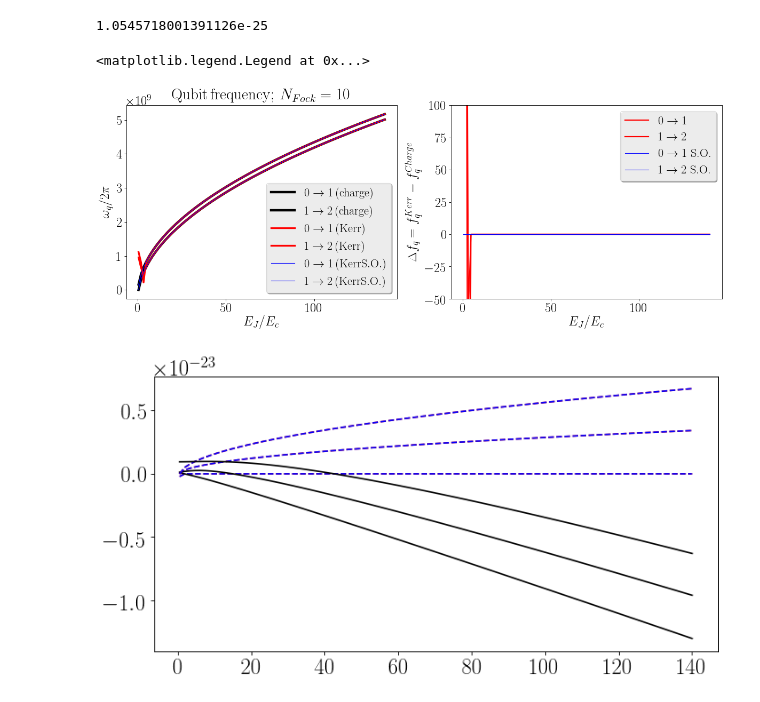
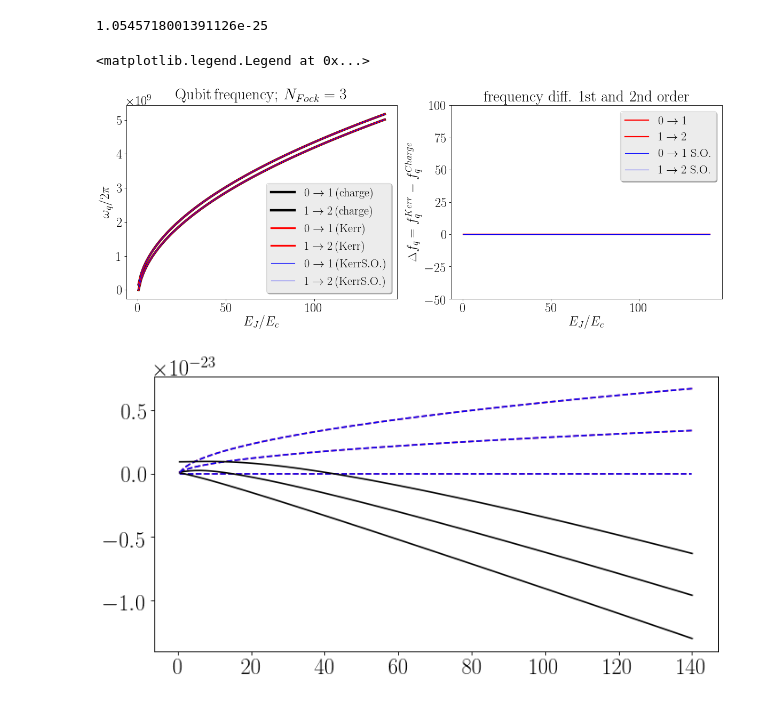
Before and after one commit to PatWinkel/KIT_Cudi, a Jupyter notebook: cQED/Qubits/Transmon simulation.ipynb, the cells around one changed output. Cells and saved outputs as stored; diff of their text form; code cells hidden in the pictures.

```diff
--- a/cQED/Qubits/Transmon simulation.ipynb
+++ b/cQED/Qubits/Transmon simulation.ipynb
@@ -582,7 +685,7 @@ print 'K11 = {} MHz'.format(K*10**-6)
 # %% [output]
 K11 = -666.666666667 MHz
 # %%
-NFock = 10
+NFock = 3
 # %%
 H_Kerr = Kerr_hamilton(omega_q, K, NFock)
 # %%
@@ -619,27 +722,28 @@ f12_Kerr_SO = (np.array(Kerr_energies_SO[:,2]-Kerr_energies_SO[:,1]))/(2.*np.pi)
 # %%
 figfq, axes = plt.subplots(1,2,figsize = (18,6))
 axes[0].plot(EJEC, f01 , color = 'black', lw = 4., label = r'$0 \rightarrow 1\,\mathrm{(charge)}$')
 axes[0].plot(EJEC, f12 , color = 'black', lw = 4., label = r'$1 \rightarrow 2\,\mathrm{(charge)}$')
 axes[0].plot(EJEC, f01_Kerr, color = 'red', lw = 3., label = r'$0 \rightarrow 1\,\mathrm{(Kerr)}$')
 axes[0].plot(EJEC, f12_Kerr, color = 'red', lw = 3., label = r'$1 \rightarrow 2\,\mathrm{(Kerr)}$')
 axes[0].plot(EJEC, f01_Kerr_SO, color = 'blue', lw = 1., label = r'$0 \rightarrow 1\,\mathrm{(Kerr S.O.)}$')
 axes[0].plot(EJEC, f12_Kerr_SO, color = 'blue', lw = 1., label = r'$1 \rightarrow 2\,\mathrm{(Kerr S.O.)}$')
 axes[0].legend(fontsize = ticksize)
 axes[0].set_title(r'$\mathrm{{Qubit\,frequency}};\,N_{{Fock}}={}$'.format(NFock))
 axes[0].set_xlabel(r'$E_J / E_c$')
 axes[1].set_xlabel(r'$E_J / E_c$')
 
 axes[0].set_ylabel(r'$\omega_q / 2 \pi$')
 axes[1].set_ylabel(r'$\Delta f_q = f_q^{Kerr} - f_q^{Charge}$')
+axes[1].set_title(r'frequency diff. 1st and 2nd order')
 axes[1].plot(EJEC, (f01_Kerr - f01)*10**-6, lw = 2., label = r'$0 \rightarrow 1$', color = 'red')
 axes[1].plot(EJEC, (f12_Kerr - f12)*10**-6, lw = 2., label = r'$1 \rightarrow 2$', color = 'red')
 axes[1].plot(EJEC, (f01_Kerr_SO - f01)*10**-6, lw = 1., label = r'$0 \rightarrow 1$ S.O.', color = 'blue')
 axes[1].plot(EJEC, (f12_Kerr_SO - f12)*10**-6, lw = 1., label = r'$1 \rightarrow 2$ S.O.', color = 'blue')
 axes[1].set_ylim([-50,100])
 axes[1].legend(fontsize = ticksize)
 # %% [output]
 <matplotlib.legend.Legend at 0x...>
-[figure, old version]
+[figure, new version]
 # %%
 #figfq.savefig('qubit_freq_Kerr_Charge_NFock=30.png', dpi = 200., bbox_to_anchor = 'tight')
 # %%
```
Also changed, not shown: parts of 14 cells of this notebook, 3 other files.
